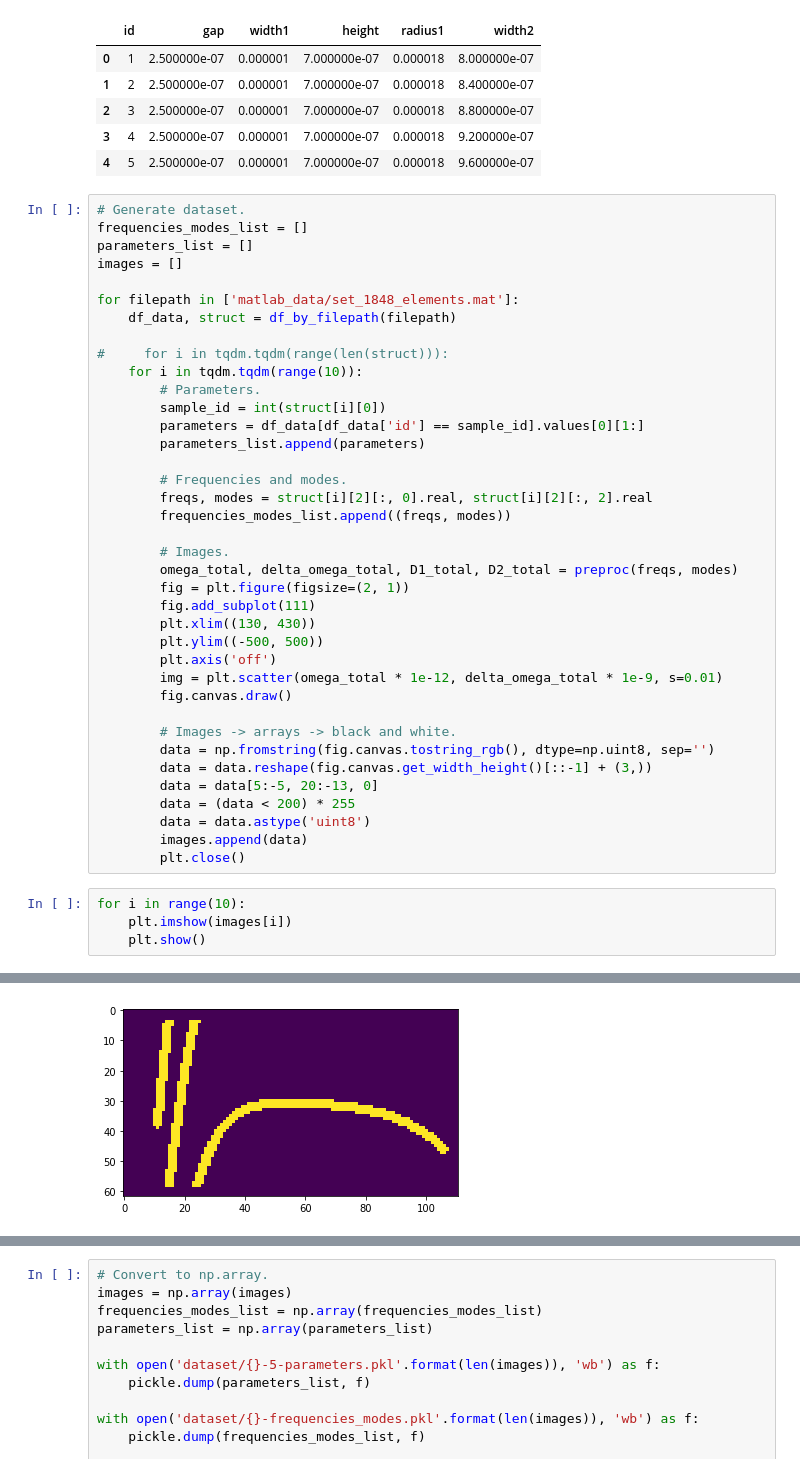
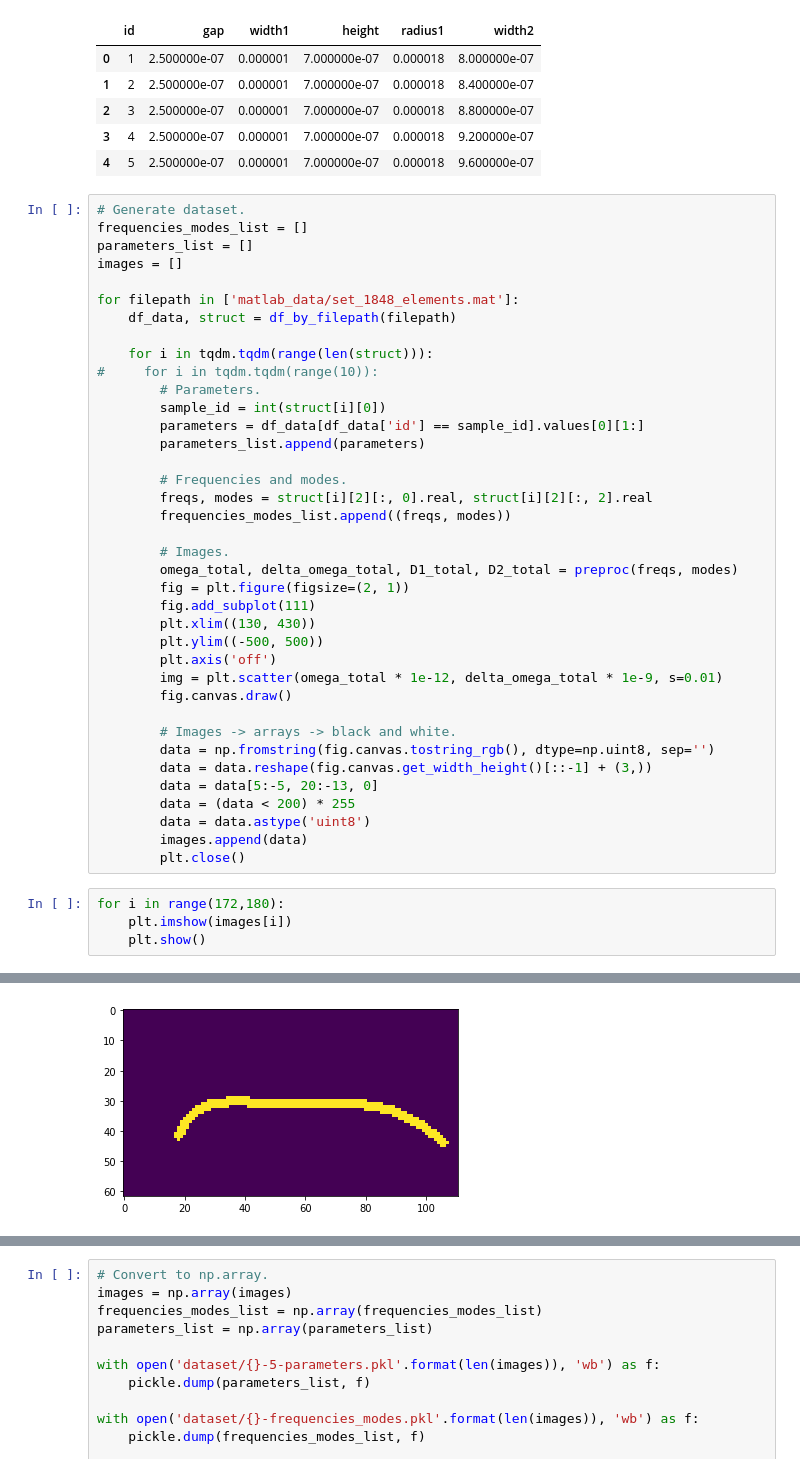
Before and after one commit to akarazeev/REDE, a Jupyter notebook: utils/prepare_dataset.ipynb, the cells around one changed output, grey strips where cells are left out. Saved outputs shown, nothing was run; the diff lists cells and outputs as text.

```diff
--- a/utils/prepare_dataset.ipynb
+++ b/utils/prepare_dataset.ipynb
@@ -129,8 +139,8 @@ images = []
 for filepath in ['matlab_data/set_1848_elements.mat']:
     df_data, struct = df_by_filepath(filepath)
 
-#     for i in tqdm.tqdm(range(len(struct))):
-    for i in tqdm.tqdm(range(10)):
+    for i in tqdm.tqdm(range(len(struct))):
+#     for i in tqdm.tqdm(range(10)):
         # Parameters.
         sample_id = int(struct[i][0])
         parameters = df_data[df_data['id'] == sample_id].values[0][1:]
@@ -159,7 +169,7 @@ for filepath in ['matlab_data/set_1848_elements.mat']:
         images.append(data)
         plt.close()
 # %%
-for i in range(10):
+for i in range(172,180):
     plt.imshow(images[i])
     plt.show()
 # %% [output]
@@ -172 +182 @@ for i in range(10):
-[figure, old version]
+[figure, new version]
```
Also changed, not shown: parts of 2 cells of this notebook, 3 other files.
